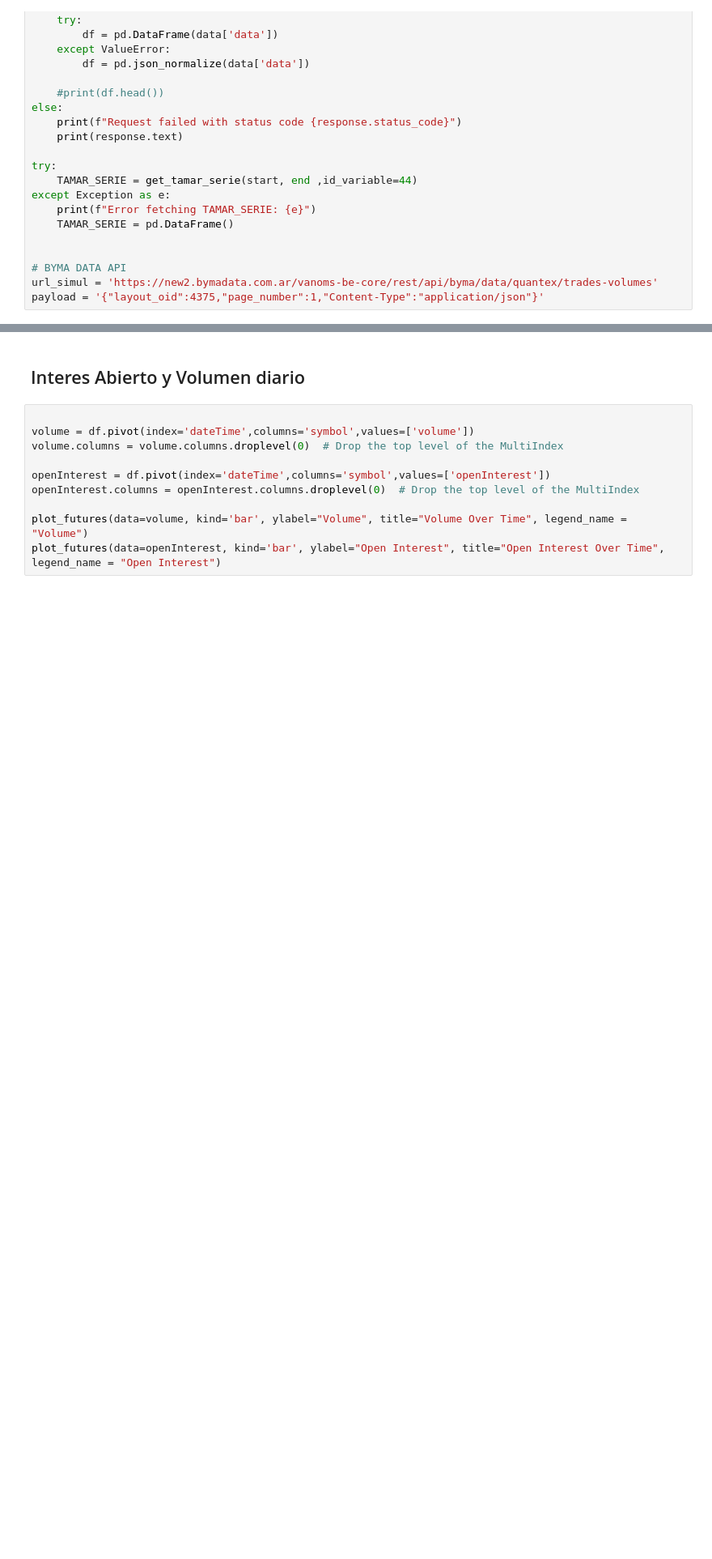
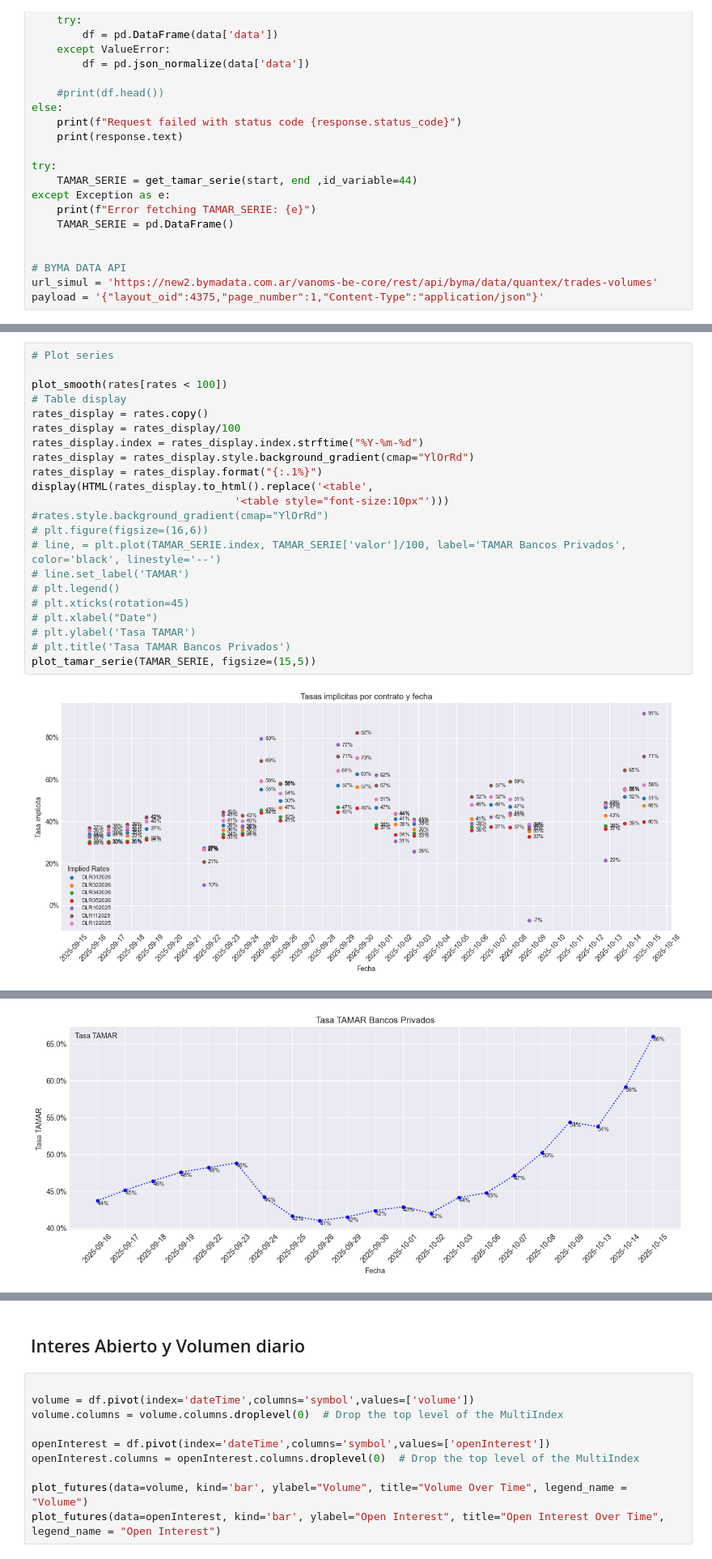
Before and after one commit to jdtluis/Reporte-Futuros_Tasas, a Jupyter notebook: cem_api.ipynb, the cells around one changed output, grey strips where cells are left out. Shown: that part at 81% size. Saved outputs shown, nothing was run; the diff lists cells and outputs as text; blank space fills up the shorter version.

```diff
--- a/cem_api.ipynb
+++ b/cem_api.ipynb
@@ -230,0 +197,24 @@ plot_tamar_serie(TAMAR_SERIE)
+# %%
+# Plot series
+
+plot_smooth(rates[rates < 100])
+# Table display
+rates_display = rates.copy()
+rates_display = rates_display/100
+rates_display.index = rates_display.index.strftime("%Y-%m-%d")
+rates_display = rates_display.style.background_gradient(cmap="YlOrRd")
+rates_display = rates_display.format("{:.1%}")
+display(HTML(rates_display.to_html().replace('<table',
+                                '<table style="font-size:10px"')))
+#rates.style.background_gradient(cmap="YlOrRd")
+# plt.figure(figsize=(16,6))
+# line, = plt.plot(TAMAR_SERIE.index, TAMAR_SERIE['valor']/100, label='TAMAR Bancos Privados', color='black', linestyle='--')
+# line.set_label('TAMAR')
+# plt.legend()
+# plt.xticks(rotation=45)
+# plt.xlabel("Date")
+# plt.ylabel('Tasa TAMAR')
+# plt.title('Tasa TAMAR Bancos Privados')
+plot_tamar_serie(TAMAR_SERIE, figsize=(15,5))
+# %% [output]
+[figure, added]
@@ -230,0 +239 @@ plot_tamar_serie(TAMAR_SERIE)
+[figure, added]
```
Also changed, not shown: parts of 6 cells of this notebook, 1 other file.
